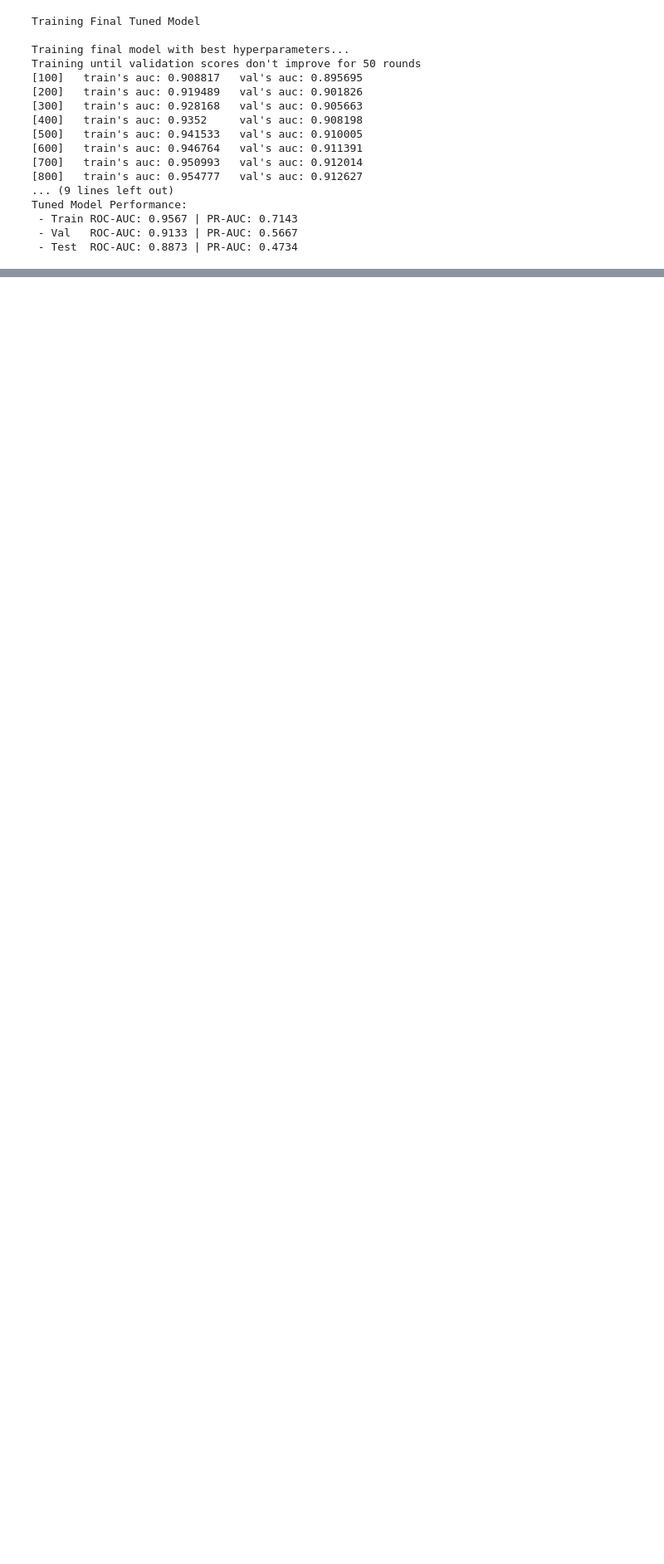
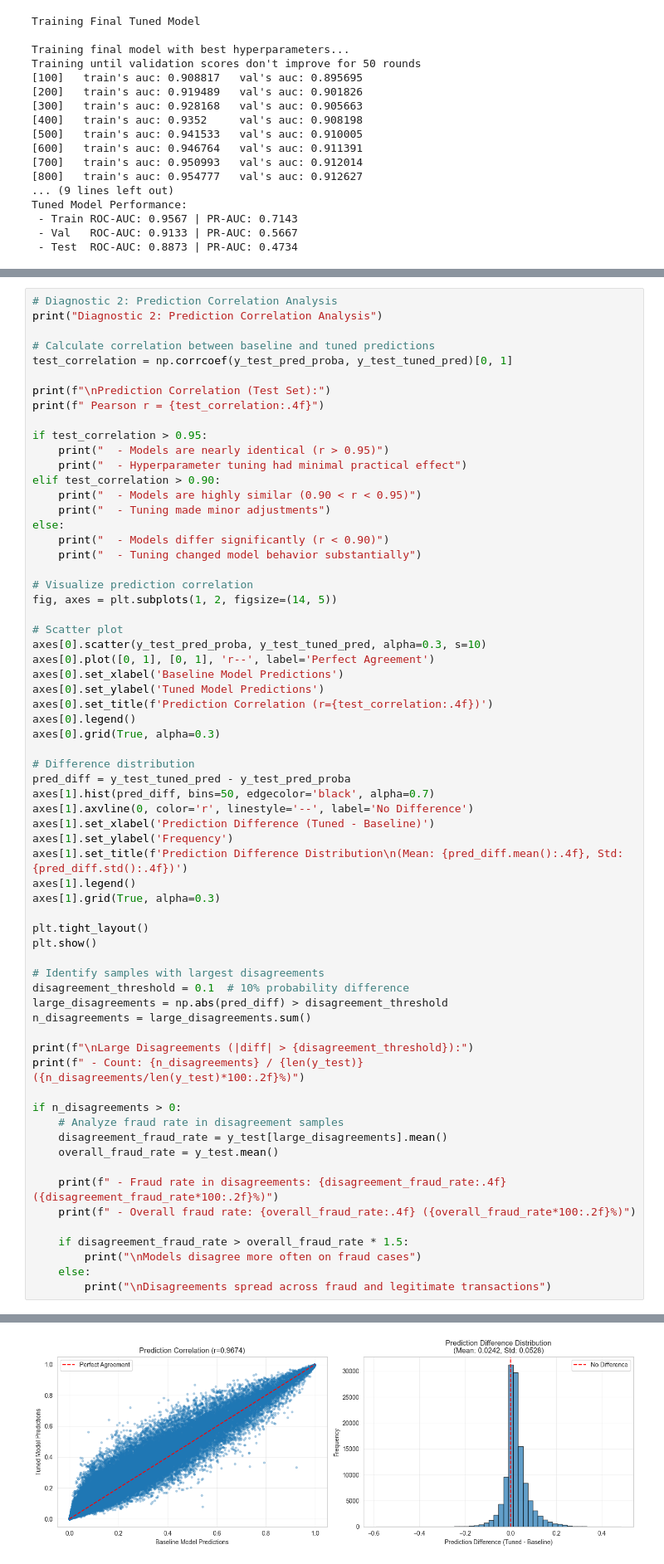
Before and after one commit to devbrewai/ai-fraud-detection-cross-border-payments, a Jupyter notebook: notebooks/03_model_training.ipynb, the cells around one changed output, grey strips where cells are left out. Shown: that part at 83% size. Drawn from its saved outputs; the diff is of its cells as text; blank space fills up the shorter version.

```diff
--- a/notebooks/03_model_training.ipynb
+++ b/notebooks/03_model_training.ipynb
@@ -2500,0 +2697,66 @@ Tuned Model Performance:
+# %%
+# Diagnostic 2: Prediction Correlation Analysis
+print("Diagnostic 2: Prediction Correlation Analysis")
+
+# Calculate correlation between baseline and tuned predictions
+test_correlation = np.corrcoef(y_test_pred_proba, y_test_tuned_pred)[0, 1]
+
+print(f"\nPrediction Correlation (Test Set):")
+print(f" Pearson r = {test_correlation:.4f}")
+
+if test_correlation > 0.95:
+    print("  - Models are nearly identical (r > 0.95)")
+    print("  - Hyperparameter tuning had minimal practical effect")
+elif test_correlation > 0.90:
+    print("  - Models are highly similar (0.90 < r < 0.95)")
+    print("  - Tuning made minor adjustments")
+else:
+    print("  - Models differ significantly (r < 0.90)")
+    print("  - Tuning changed model behavior substantially")
+
+# Visualize prediction correlation
+fig, axes = plt.subplots(1, 2, figsize=(14, 5))
+
+# Scatter plot
+axes[0].scatter(y_test_pred_proba, y_test_tuned_pred, alpha=0.3, s=10)
+axes[0].plot([0, 1], [0, 1], 'r--', label='Perfect Agreement')
+axes[0].set_xlabel('Baseline Model Predictions')
+axes[0].set_ylabel('Tuned Model Predictions')
+axes[0].set_title(f'Prediction Correlation (r={test_correlation:.4f})')
+axes[0].legend()
+axes[0].grid(True, alpha=0.3)
+
+# Difference distribution
+pred_diff = y_test_tuned_pred - y_test_pred_proba
+axes[1].hist(pred_diff, bins=50, edgecolor='black', alpha=0.7)
+axes[1].axvline(0, color='r', linestyle='--', label='No Difference')
+axes[1].set_xlabel('Prediction Difference (Tuned - Baseline)')
+axes[1].set_ylabel('Frequency')
+axes[1].set_title(f'Prediction Difference Distribution\n(Mean: {pred_diff.mean():.4f}, Std: {pred_diff.std():.4f})')
+axes[1].legend()
+axes[1].grid(True, alpha=0.3)
+
+plt.tight_layout()
+plt.show()
+
+# Identify samples with largest disagreements
+disagreement_threshold = 0.1  # 10% probability difference
+large_disagreements = np.abs(pred_diff) > disagreement_threshold
+n_disagreements = large_disagreements.sum()
+
+print(f"\nLarge Disagreements (|diff| > {disagreement_threshold}):")
+print(f" - Count: {n_disagreements} / {len(y_test)} ({n_disagreements/len(y_test)*100:.2f}%)")
+
+if n_disagreements > 0:
+    # Analyze fraud rate in disagreement samples
+    disagreement_fraud_rate = y_test[large_disagreements].mean()
+    overall_fraud_rate = y_test.mean()
+
+    print(f" - Fraud rate in disagreements: {disagreement_fraud_rate:.4f} ({disagreement_fraud_rate*100:.2f}%)")
+    print(f" - Overall fraud rate: {overall_fraud_rate:.4f} ({overall_fraud_rate*100:.2f}%)")
+
+    if disagreement_fraud_rate > overall_fraud_rate * 1.5:
+        print("\nModels disagree more often on fraud cases")
+    else:
+        print("\nDisagreements spread across fraud and legitimate transactions")
+# %% [output]
@@ -2500,0 +2769 @@ Tuned Model Performance:
+[figure, added]
```
Also changed, not shown: parts of 13 cells of this notebook, 1 other file.
